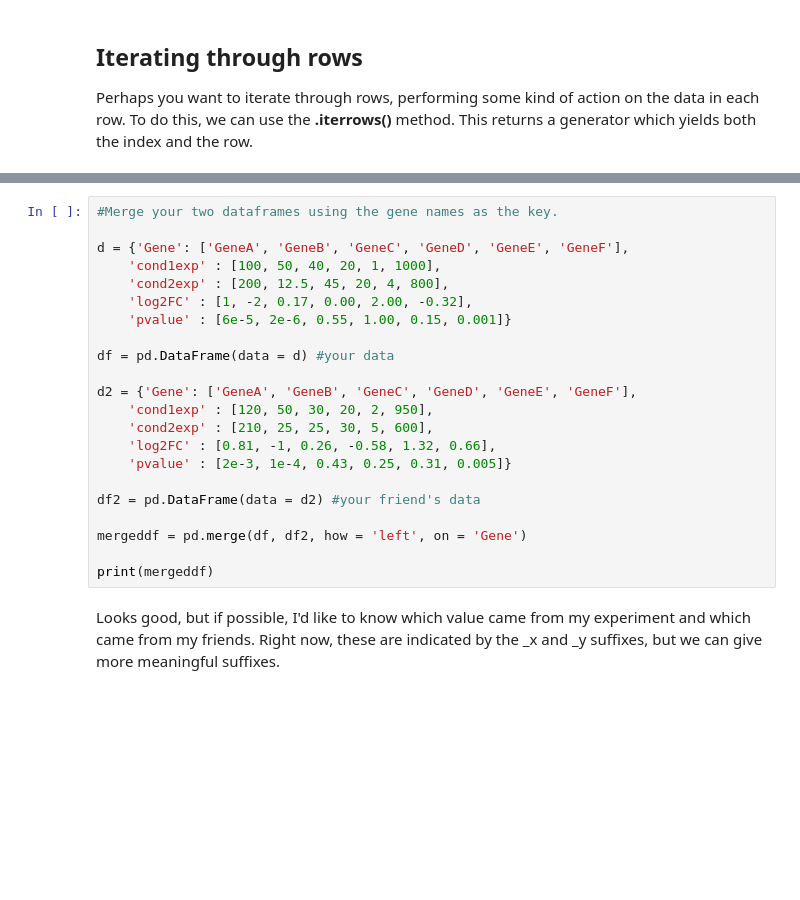
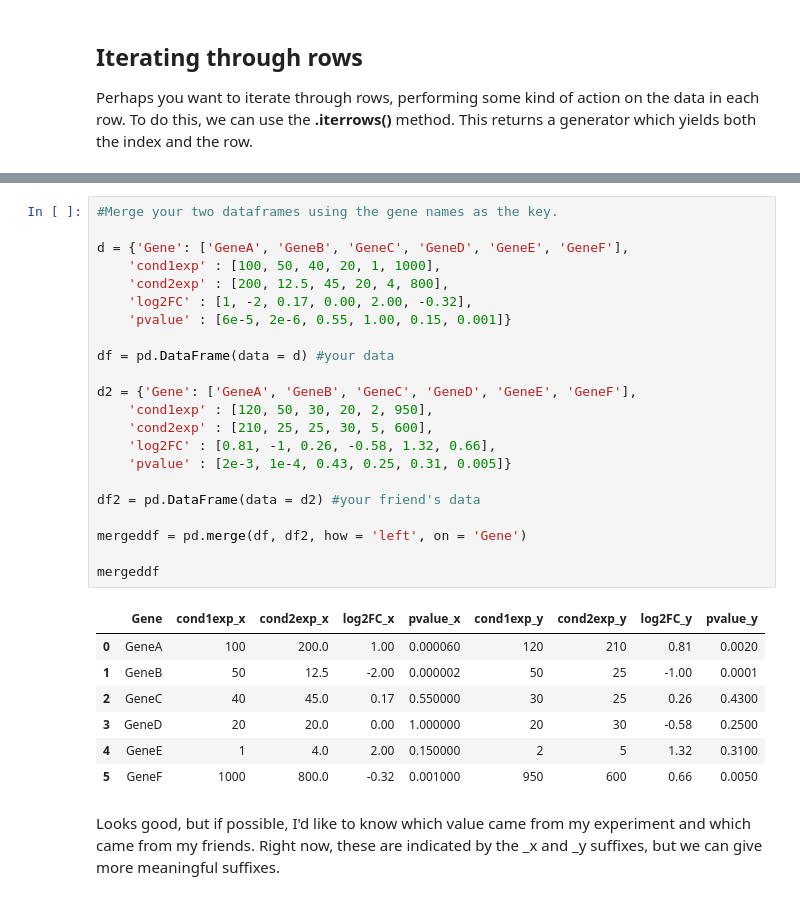
Before and after one commit to srinivasramachandran/Anschutz_python, a Jupyter notebook: Module_6_PandasII.ipynb, the cells around one changed output, grey strips where cells are left out. Saved outputs shown, nothing was run; the diff lists cells and outputs as text; blank space fills up the shorter version.

```diff
--- a/Module_6_PandasII.ipynb
+++ b/Module_6_PandasII.ipynb
@@ -186,25 +296,33 @@ In this first example of merging our two gene expression tables together, how we
 # %%
 #Merge your two dataframes using the gene names as the key.
 
 d = {'Gene': ['GeneA', 'GeneB', 'GeneC', 'GeneD', 'GeneE', 'GeneF'],
     'cond1exp' : [100, 50, 40, 20, 1, 1000],
     'cond2exp' : [200, 12.5, 45, 20, 4, 800],
     'log2FC' : [1, -2, 0.17, 0.00, 2.00, -0.32],
     'pvalue' : [6e-5, 2e-6, 0.55, 1.00, 0.15, 0.001]}
 
 df = pd.DataFrame(data = d) #your data
 
 d2 = {'Gene': ['GeneA', 'GeneB', 'GeneC', 'GeneD', 'GeneE', 'GeneF'],
     'cond1exp' : [120, 50, 30, 20, 2, 950],
     'cond2exp' : [210, 25, 25, 30, 5, 600],
     'log2FC' : [0.81, -1, 0.26, -0.58, 1.32, 0.66],
     'pvalue' : [2e-3, 1e-4, 0.43, 0.25, 0.31, 0.005]}
 
 df2 = pd.DataFrame(data = d2) #your friend's data
 
 mergeddf = pd.merge(df, df2, how = 'left', on = 'Gene')
 
-print(mergeddf)
+mergeddf
+# %% [output]
+|  | Gene | cond1exp_x | cond2exp_x | log2FC_x | pvalue_x | cond1exp_y | cond2exp_y | log2FC_y | pvalue_y |
+| 0 | GeneA | 100 | 200.0 | 1.00 | 0.000060 | 120 | 210 | 0.81 | 0.0020 |
+| 1 | GeneB | 50 | 12.5 | -2.00 | 0.000002 | 50 | 25 | -1.00 | 0.0001 |
+| 2 | GeneC | 40 | 45.0 | 0.17 | 0.550000 | 30 | 25 | 0.26 | 0.4300 |
+| 3 | GeneD | 20 | 20.0 | 0.00 | 1.000000 | 20 | 30 | -0.58 | 0.2500 |
+| 4 | GeneE | 1 | 4.0 | 2.00 | 0.150000 | 2 | 5 | 1.32 | 0.3100 |
+| 5 | GeneF | 1000 | 800.0 | -0.32 | 0.001000 | 950 | 600 | 0.66 | 0.0050 |
 # %% [markdown]
 Looks good, but if possible, I'd like to know which value came from my experiment and which came from my friends.  Right now, these are indicated by the _x and _y suffixes, but we can give more meaningful suffixes.
 # %%
```
Also changed, not shown: parts of 14 cells of this notebook.
